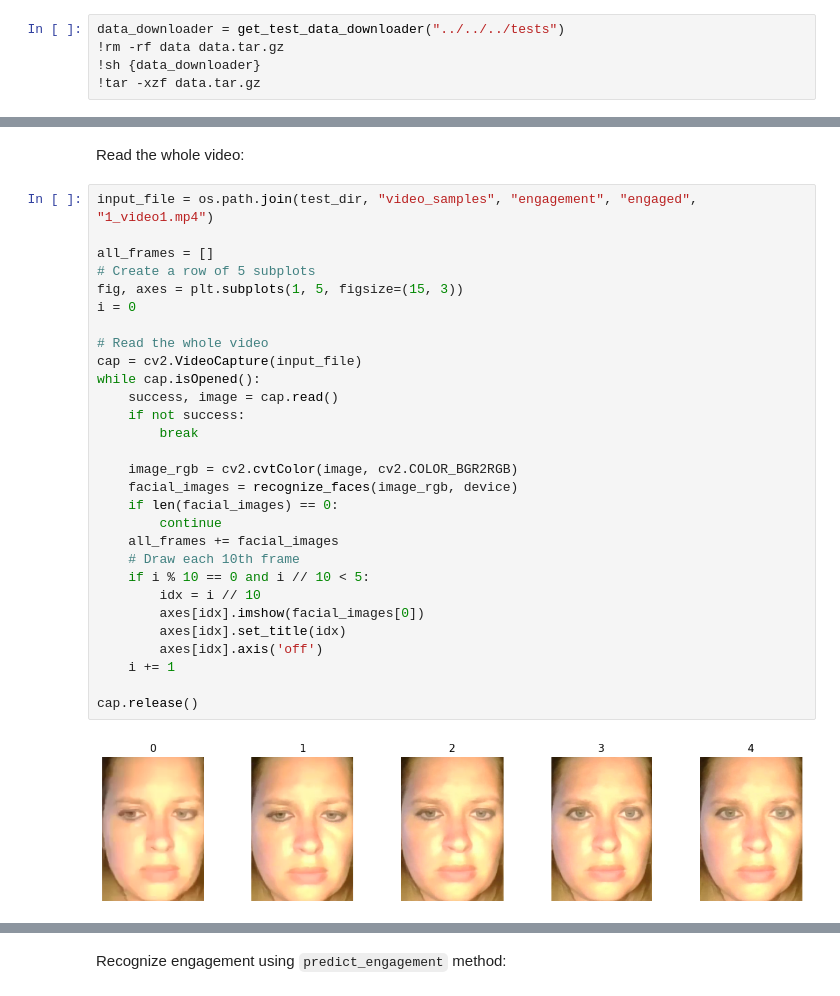
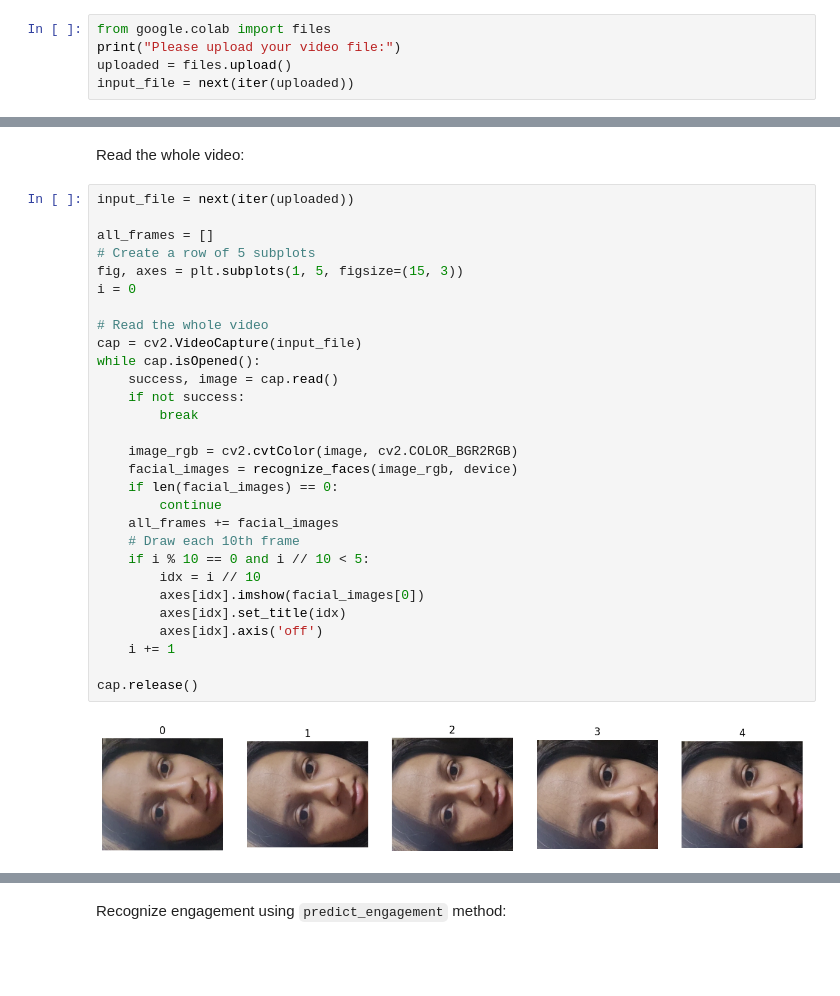
Before and after one commit to ayushi-2104/Streamlit, a Jupyter notebook: docs/tutorials/python/Predict engagement and emotions on video.ipynb, the cells around one changed output, grey strips where cells are left out. Drawn from its saved outputs; the diff is of its cells as text; blank space fills up the shorter version.

```diff
--- a/docs/tutorials/python/Predict engagement and emotions on video.ipynb
+++ b/docs/tutorials/python/Predict engagement and emotions on video.ipynb
@@ -54,8 +54,8 @@ Requirement already satisfied: types-python-dateutil>=2.8.10 in /usr/local/lib/p
 # %% [markdown]
 Download test data:
 # %%
-data_downloader = get_test_data_downloader("../../../tests")
-!rm -rf data data.tar.gz
-!sh {data_downloader}
-!tar -xzf data.tar.gz
+from google.colab import files
+print("Please upload your video file:")
+uploaded = files.upload()
+input_file = next(iter(uploaded))
 # %% [output]
@@ -164,33 +150,33 @@ For engagement recognition, we need to collect a sequence of video frames before
 # %% [markdown]
 Read the whole video:
 # %%
-input_file = os.path.join(test_dir, "video_samples", "engagement", "engaged", "1_video1.mp4")
+input_file = next(iter(uploaded))
 
 all_frames = []
 # Create a row of 5 subplots
 fig, axes = plt.subplots(1, 5, figsize=(15, 3))
 i = 0
 
 # Read the whole video
 cap = cv2.VideoCapture(input_file)
 while cap.isOpened():
     success, image = cap.read()
     if not success:
         break
 
     image_rgb = cv2.cvtColor(image, cv2.COLOR_BGR2RGB)
     facial_images = recognize_faces(image_rgb, device)
     if len(facial_images) == 0:
         continue
     all_frames += facial_images
     # Draw each 10th frame
     if i % 10 == 0 and i // 10 < 5:
         idx = i // 10
         axes[idx].imshow(facial_images[0])
         axes[idx].set_title(idx)
         axes[idx].axis('off')
     i += 1
 
 cap.release()
 # %% [output]
-[figure, old version]
+[figure, new version]
```
Also changed, not shown: parts of 8 cells of this notebook.
